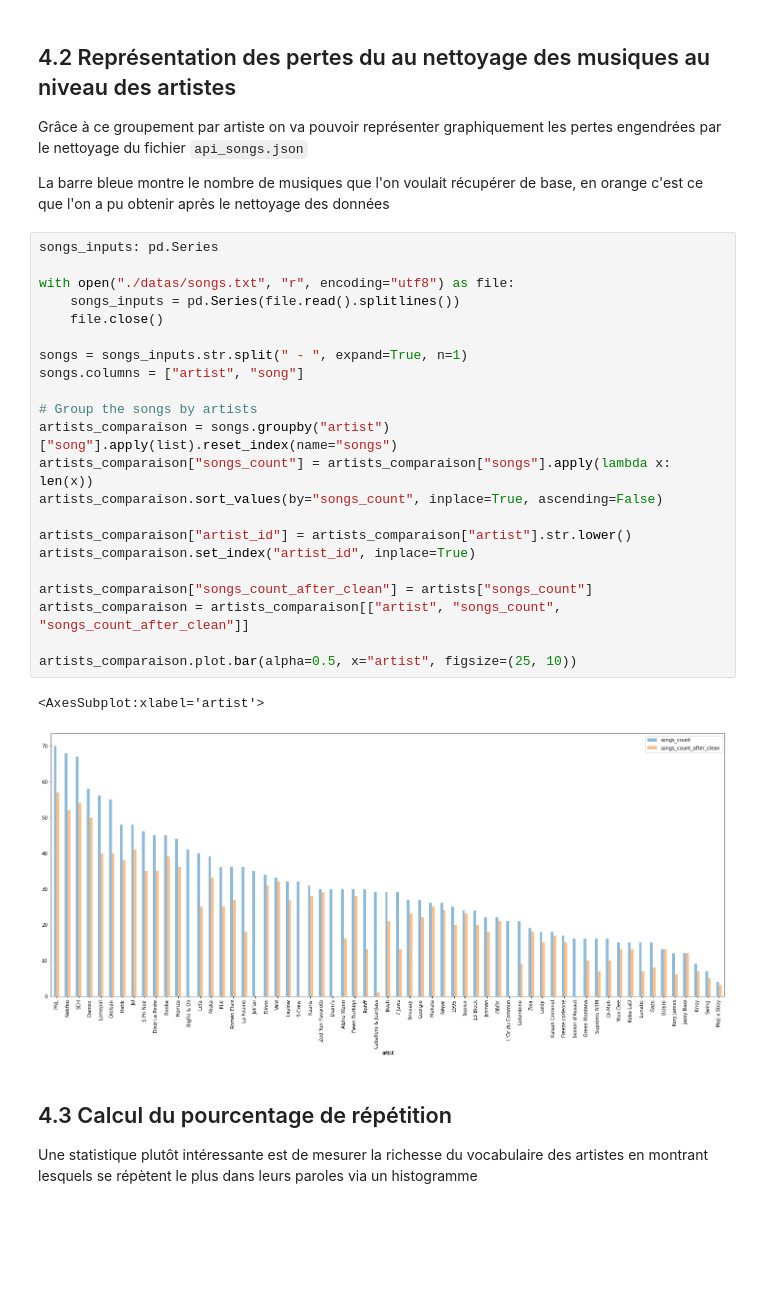
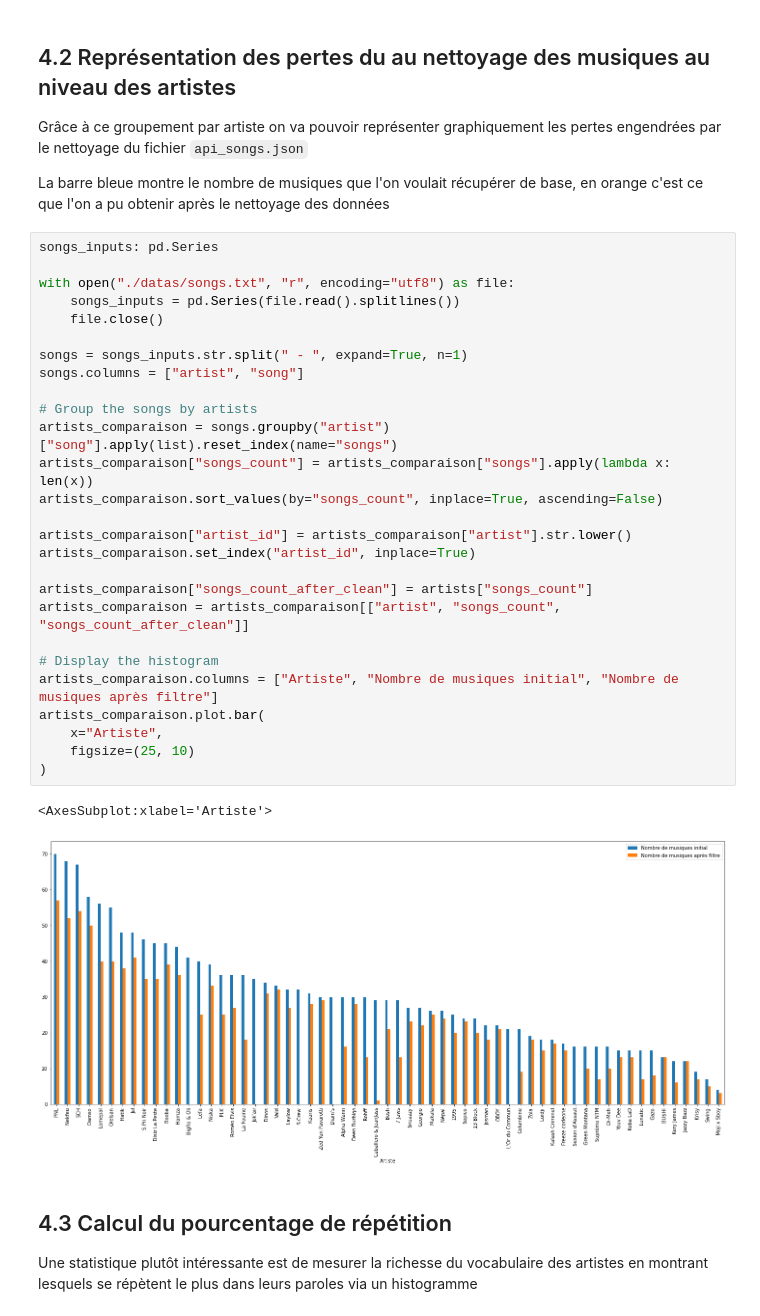
Before and after one commit to owengombas/genyus, a Jupyter notebook: notebooks/report/report.ipynb, the cells around one changed output. Cells and saved outputs as stored; diff of their text form; blank space fills up the shorter version.

```diff
--- a/notebooks/report/report.ipynb
+++ b/notebooks/report/report.ipynb
@@ -999,28 +1035,33 @@ La barre bleue montre le nombre de musiques que l'on voulait récupérer de base
 # %%
 songs_inputs: pd.Series
 
 with open("./datas/songs.txt", "r", encoding="utf8") as file:
     songs_inputs = pd.Series(file.read().splitlines())
     file.close()
 
 songs = songs_inputs.str.split(" - ", expand=True, n=1)
 songs.columns = ["artist", "song"]
 
 # Group the songs by artists
 artists_comparaison = songs.groupby("artist")["song"].apply(list).reset_index(name="songs")
 artists_comparaison["songs_count"] = artists_comparaison["songs"].apply(lambda x: len(x))
 artists_comparaison.sort_values(by="songs_count", inplace=True, ascending=False)
 
 artists_comparaison["artist_id"] = artists_comparaison["artist"].str.lower()
 artists_comparaison.set_index("artist_id", inplace=True)
 
 artists_comparaison["songs_count_after_clean"] = artists["songs_count"]
 artists_comparaison = artists_comparaison[["artist", "songs_count", "songs_count_after_clean"]]
 
-artists_comparaison.plot.bar(alpha=0.5, x="artist", figsize=(25, 10))
+# Display the histogram
+artists_comparaison.columns = ["Artiste", "Nombre de musiques initial", "Nombre de musiques après filtre"]
+artists_comparaison.plot.bar(
+    x="Artiste",
+    figsize=(25, 10)
+)
 # %% [output]
-<AxesSubplot:xlabel='artist'>
+<AxesSubplot:xlabel='Artiste'>
-[figure, old version]
+[figure, new version]
 # %% [markdown]
 ## 4.3 Calcul du pourcentage de répétition
 Une statistique plutôt intéressante est de mesurer la richesse du vocabulaire des artistes en montrant lesquels se répètent le plus dans leurs paroles via un histogramme
```
Also changed, not shown: parts of 28 cells of this notebook, 3 other files.
